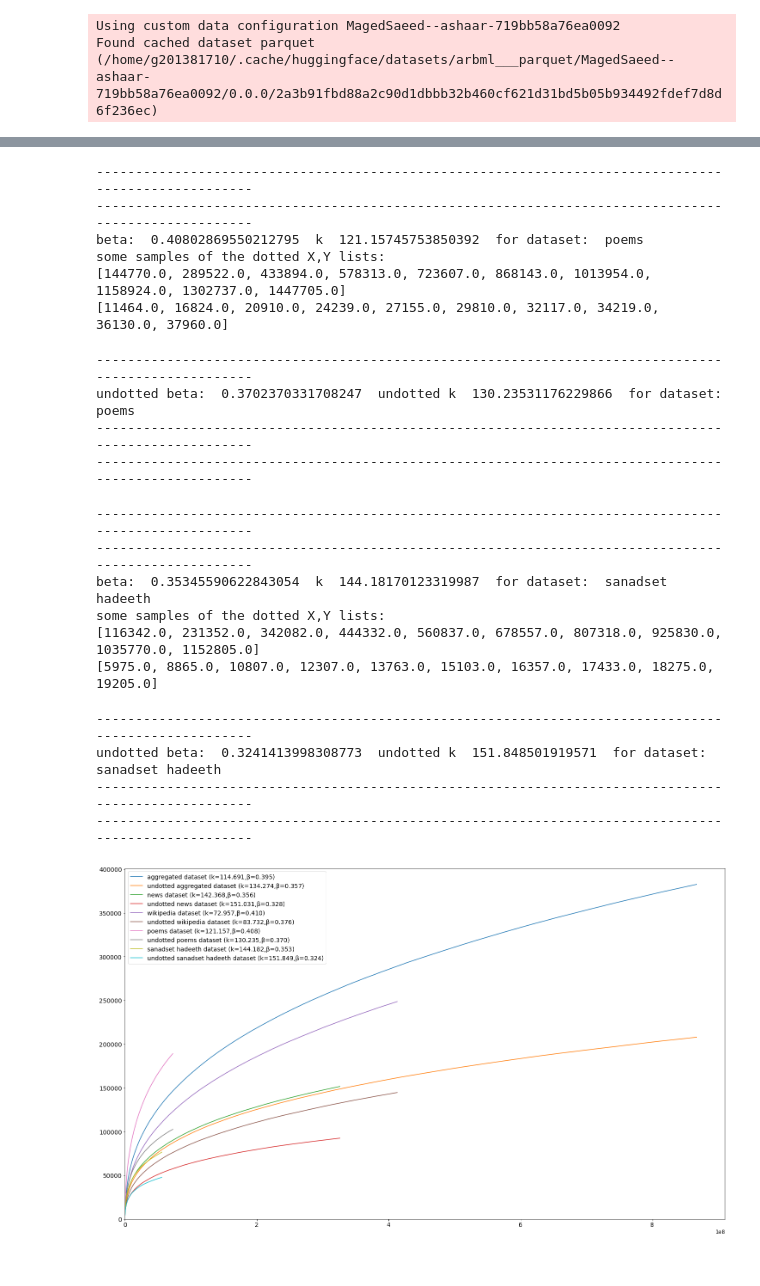
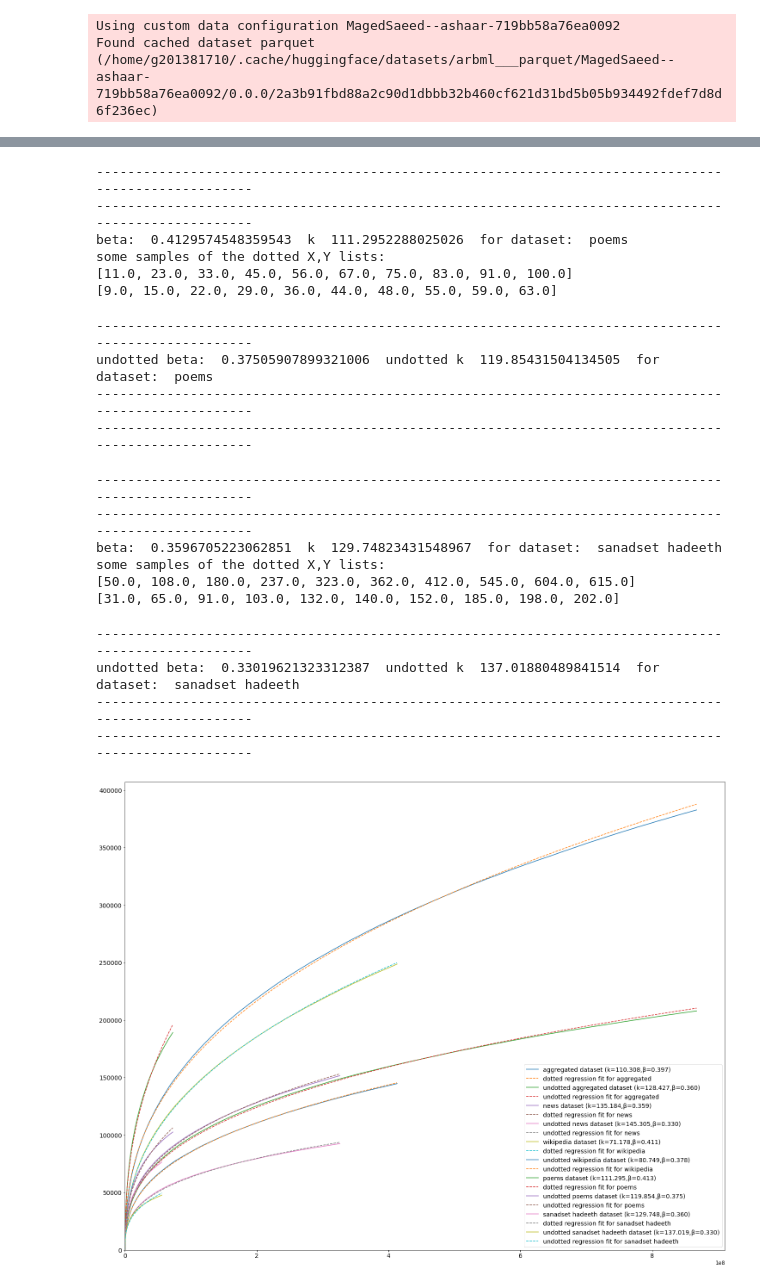
Before and after one commit to MagedSaeed/DotlessArabic, a Jupyter notebook: dotless_arabic/analysis/notebooks/heaps_analysis_disjoint.ipynb, the cells around one changed output, grey strips where cells are left out. Drawn from its saved outputs; the diff is of its cells as text; code cells hidden in the pictures.

```diff
--- a/dotless_arabic/analysis/notebooks/heaps_analysis_disjoint.ipynb
+++ b/dotless_arabic/analysis/notebooks/heaps_analysis_disjoint.ipynb
@@ -137,20 +137,14 @@ all_datasets_names = [
 ]
 # %%
 # we may need to report the error on the regression line: MSE, MAE, etc.
-def get_heaps_law_constants(dataset,n_points=500,get_points_list=False,clear_lru_cache=False):
+def get_heaps_law_constants(dataset,get_points_list=False,clear_lru_cache=False):
   X,Y = [],[]
   vocabulary = set()
   number_of_tokens = 0
-  for index in tqdm(range(
-      0,
-      len(dataset),
-      len(dataset)//n_points
-    )):
-    if index==0:
-      continue
+  for index in tqdm(range(len(dataset))):
 
     counter = words_counter(
-        tuple(dataset[index-(len(dataset)//n_points):index]),
+        tuple([dataset[index]]),
         use_tqdm=False,
     )
 
@@ -158,7 +152,7 @@ def get_heaps_law_constants(dataset,n_points=500,get_points_list=False,clear_lru
     X.append(
         math.log(
             number_of_tokens,
-            10, #base
+             math.e, #base
           ),
       )
 
@@ -166,7 +160,7 @@ def get_heaps_law_constants(dataset,n_points=500,get_points_list=False,clear_lru
     Y.append(
         math.log(
             len(vocabulary),
-            10, #base
+             math.e, #base
           ),
       )
 
@@ -176,7 +170,7 @@ def get_heaps_law_constants(dataset,n_points=500,get_points_list=False,clear_lru
   slope,intercept,*_= linregress(X,Y)
 
   b = slope
-  k = 10**intercept
+  k = math.e**intercept
 
   if get_points_list:
     return b,k,(X,Y)
@@ -192,7 +186,7 @@ def plot_heaps(
     figsize=(25,15),
   ):
 
-  unlog = lambda points: list(map(lambda point: 10**point,points))
+  unlog = lambda points: list(map(lambda point: math.e**point,points))
 
   plt.figure(figsize=figsize)
 
@@ -224,6 +218,12 @@ def plot_heaps(
       print()
 
       plt.plot(unlog(X),unlog(Y),label=f'{dataset_name} dataset (k={k:.3f},β={beta:.3f})')
+      plt.plot(
+          unlog(X),
+          [k*x**beta for x in unlog(X)],
+          label=f'dotted regression fit for {dataset_name}',
+          linestyle='dashed',
+      )
       # https://stackoverflow.com/a/41308516/4412324
       # plt.text(
       #     x=0.73,
@@ -234,6 +234,12 @@ def plot_heaps(
       # )
 
       plt.plot(unlog(undotted_X),unlog(undotted_Y),label=f'undotted {dataset_name} dataset (k={undotted_k:.3f},β={undotted_beta:.3f})')
+      plt.plot(
+          unlog(undotted_X),
+          [undotted_k*x**undotted_beta for x in unlog(undotted_X)],
+          label=f'undotted regression fit for {dataset_name}',
+          linestyle='dashed',
+      )
 
       # plt.text(
       #     x=0.73,
@@ -243,7 +249,7 @@ def plot_heaps(
       #     fontsize=12,
       # )
 
-      plt.legend(loc='upper left',fontsize=14)
+      plt.legend(loc='lower right',fontsize=14)
       plt.ylim(ymin=0)
       plt.xlim(xmin=0)
       # https://stackoverflow.com/questions/6390393/matplotlib-make-tick-labels-font-size-smaller
@@ -273,6 +279,7 @@ undotted beta:  0.5241106856514506  undotted k  9.583175197760122  for dataset:
 plot_heaps(
     datasets=all_datasets[:0:-1],
     datasets_names=all_datasets_names[:0:-1],
+    figsize=(25,20),
 )
 # %% [output]
 ----------------------------------------------------------------------------------------------------
@@ -306,23 +313,23 @@ undotted beta:  0.3760083929707421  undotted k  83.7315861372179  for dataset:
 ----------------------------------------------------------------------------------------------------
 ----------------------------------------------------------------------------------------------------
 ----------------------------------------------------------------------------------------------------
 ----------------------------------------------------------------------------------------------------
-beta:  0.40802869550212795  k  121.15745753850392  for dataset:  poems
+beta:  0.4129574548359543  k  111.2952288025026  for dataset:  poems
 some samples of the dotted X,Y lists:
-[144770.0, 289522.0, 433894.0, 578313.0, 723607.0, 868143.0, 1013954.0, 1158924.0, 1302737.0, 1447705.0]
-[11464.0, 16824.0, 20910.0, 24239.0, 27155.0, 29810.0, 32117.0, 34219.0, 36130.0, 37960.0]
+[11.0, 23.0, 33.0, 45.0, 56.0, 67.0, 75.0, 83.0, 91.0, 100.0]
+[9.0, 15.0, 22.0, 29.0, 36.0, 44.0, 48.0, 55.0, 59.0, 63.0]
 ----------------------------------------------------------------------------------------------------
-undotted beta:  0.3702370331708247  undotted k  130.23531176229866  for dataset:  poems
+undotted beta:  0.37505907899321006  undotted k  119.85431504134505  for dataset:  poems
 ----------------------------------------------------------------------------------------------------
 ----------------------------------------------------------------------------------------------------
 ----------------------------------------------------------------------------------------------------
 ----------------------------------------------------------------------------------------------------
-beta:  0.35345590622843054  k  144.18170123319987  for dataset:  sanadset hadeeth
+beta:  0.3596705223062851  k  129.74823431548967  for dataset:  sanadset hadeeth
 some samples of the dotted X,Y lists:
-[116342.0, 231352.0, 342082.0, 444332.0, 560837.0, 678557.0, 807318.0, 925830.0, 1035770.0, 1152805.0]
-[5975.0, 8865.0, 10807.0, 12307.0, 13763.0, 15103.0, 16357.0, 17433.0, 18275.0, 19205.0]
+[50.0, 108.0, 180.0, 237.0, 323.0, 362.0, 412.0, 545.0, 604.0, 615.0]
+[31.0, 65.0, 91.0, 103.0, 132.0, 140.0, 152.0, 185.0, 198.0, 202.0]
 ----------------------------------------------------------------------------------------------------
-undotted beta:  0.3241413998308773  undotted k  151.848501919571  for dataset:  sanadset hadeeth
+undotted beta:  0.33019621323312387  undotted k  137.01880489841514  for dataset:  sanadset hadeeth
 ----------------------------------------------------------------------------------------------------
 ----------------------------------------------------------------------------------------------------
-[figure, old version]
+[figure, new version]
```
Also changed, not shown: parts of 3 cells of this notebook, 1 other file.
